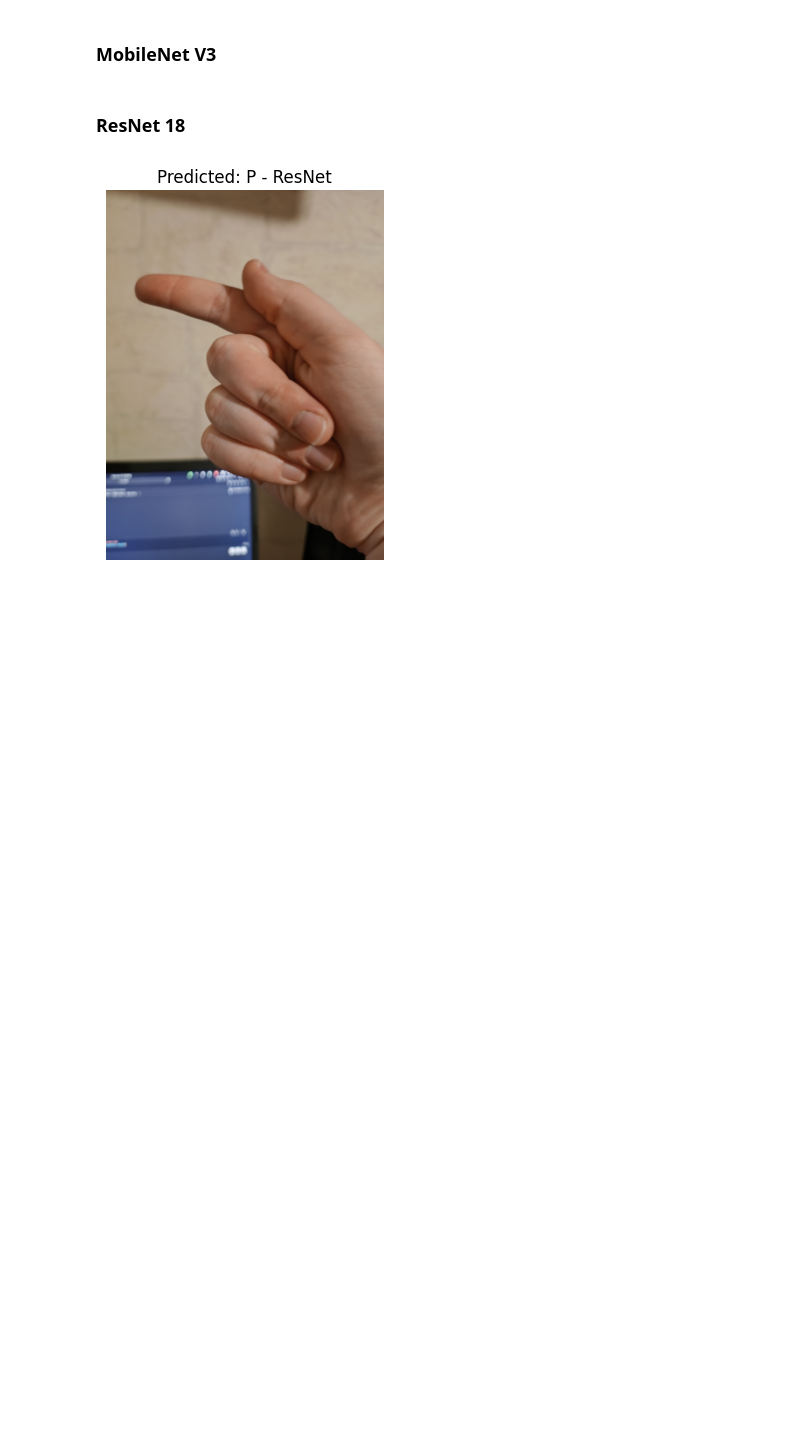
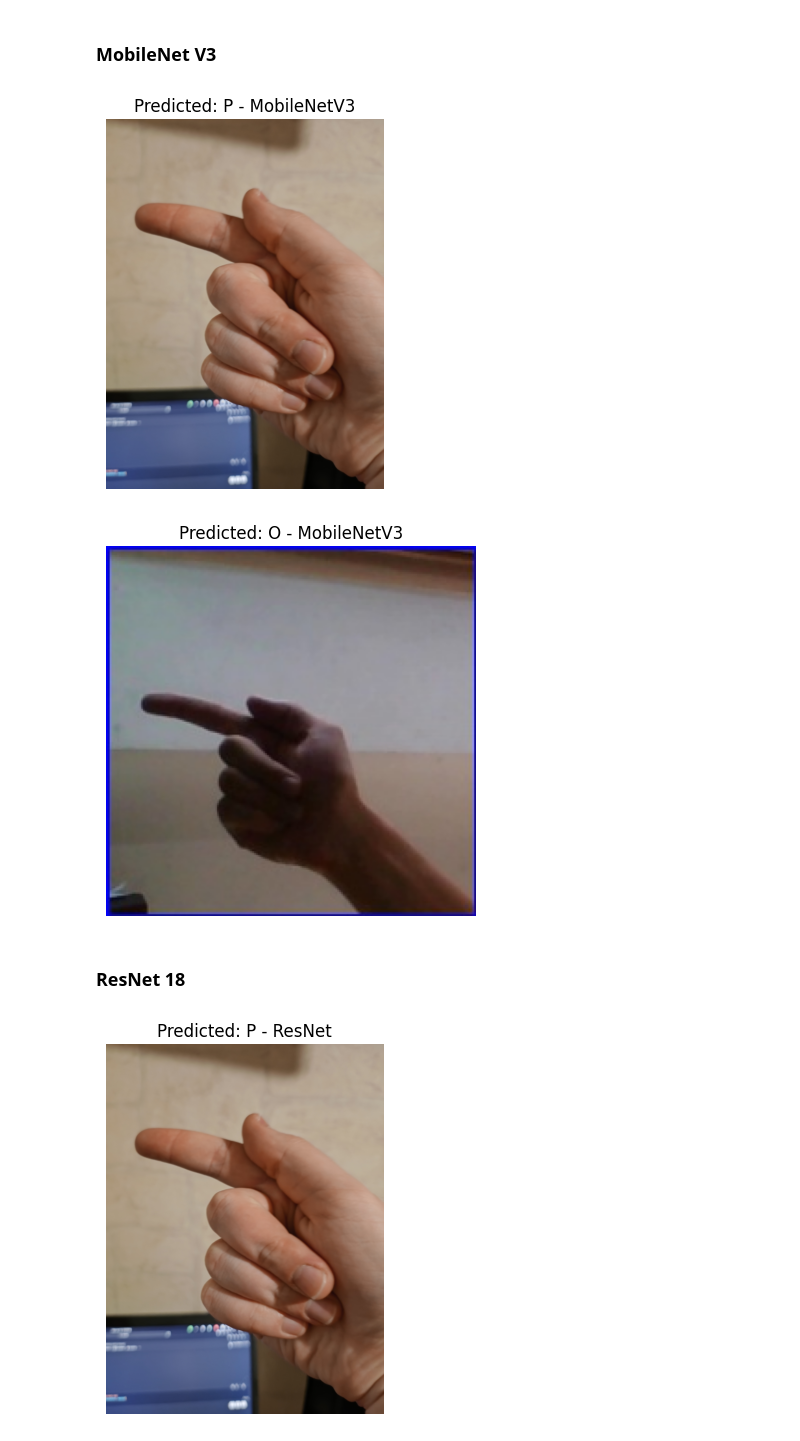
Before and after one commit to rbrauner/uekat-master-degree-studies-thesis, a Jupyter notebook: model/thesis.ipynb, the cells around one changed output. Cells and saved outputs as stored; diff of their text form; code cells hidden in the pictures; blank space fills up the shorter version.

```diff
--- a/model/thesis.ipynb
+++ b/model/thesis.ipynb
@@ -953,8 +1016,11 @@ for image_path in images_paths:
 # %% [markdown]
 ### MobileNet V3
 # %%
-# for image_path in images_paths:
-#     predict_and_display_image(MobileNetV3_model, image_path, transform, device)
+for image_path in images_paths:
+    predict_and_display_image(MobileNetV3_model, image_path, transform, device)
+# %% [output]
+[figure, added]
+[figure, added]
 # %% [markdown]
 ### ResNet 18
 # %%
```
Also changed, not shown: parts of 26 cells of this notebook.
